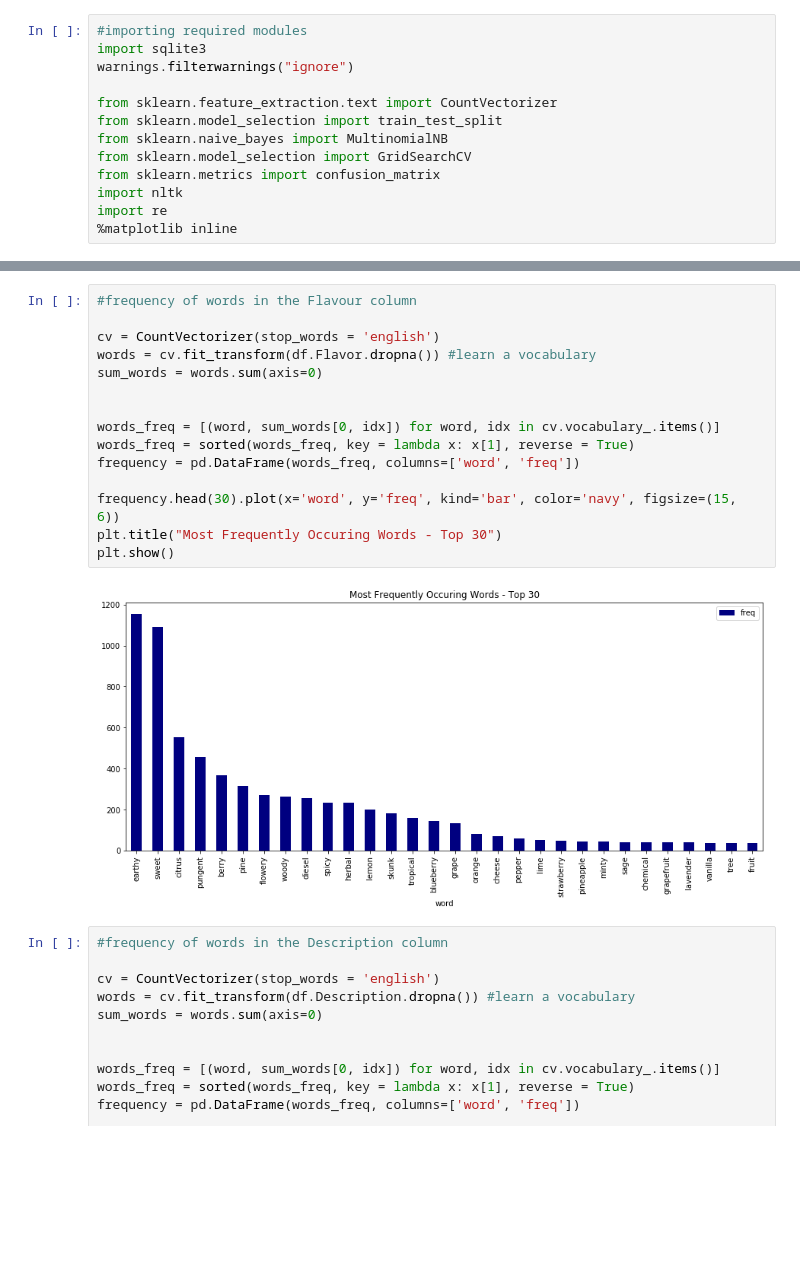
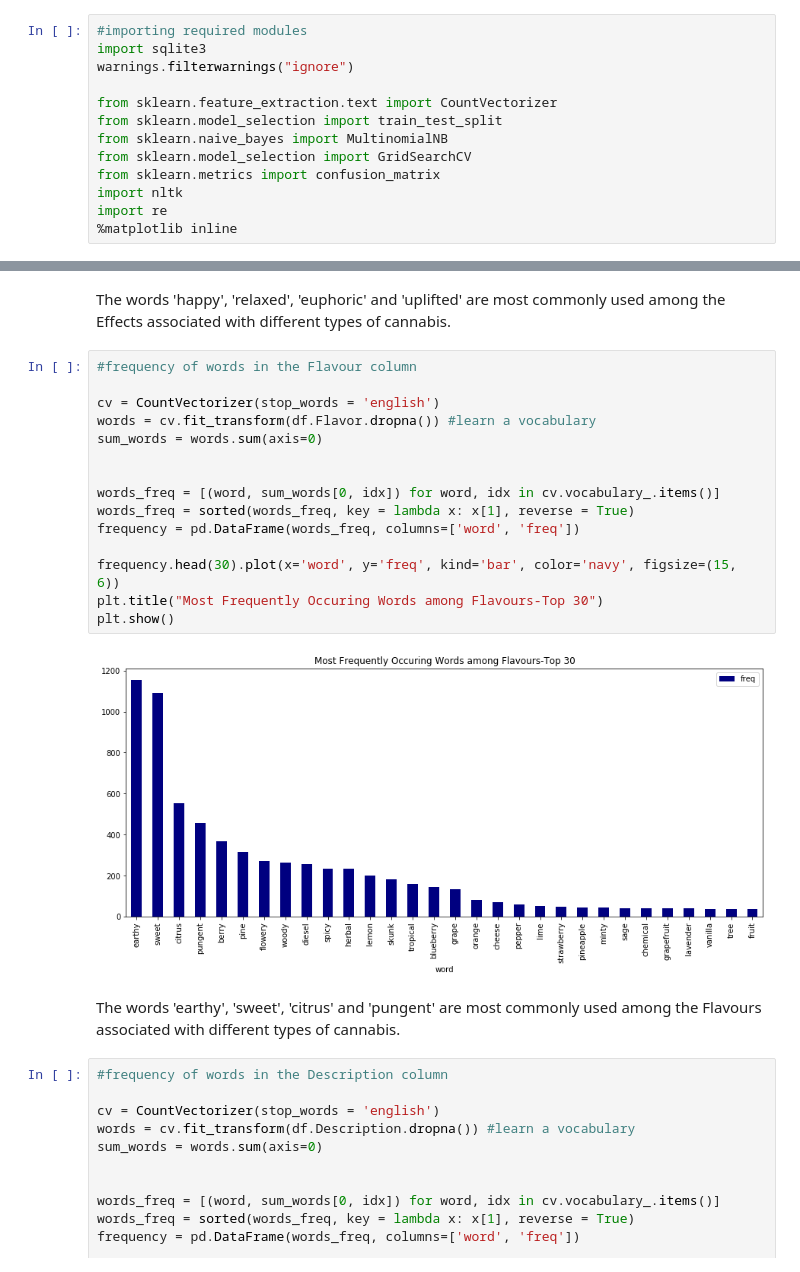
Before and after one commit to kavehamini/Cannabis_Project, a Jupyter notebook: Cannabis NLP.ipynb, the cells around one changed output, grey strips where cells are left out. Cells and saved outputs as stored; diff of their text form; blank space fills up the shorter version.

```diff
--- a/Cannabis NLP.ipynb
+++ b/Cannabis NLP.ipynb
@@ -55,20 +55,24 @@ plt.show()
+# %% [markdown]
+The words 'happy', 'relaxed', 'euphoric' and 'uplifted' are most commonly used among the Effects associated with different types of cannabis.
 # %%
 #frequency of words in the Flavour column
 
 cv = CountVectorizer(stop_words = 'english')
 words = cv.fit_transform(df.Flavor.dropna()) #learn a vocabulary
 sum_words = words.sum(axis=0)
 
 
 words_freq = [(word, sum_words[0, idx]) for word, idx in cv.vocabulary_.items()]
 words_freq = sorted(words_freq, key = lambda x: x[1], reverse = True)
 frequency = pd.DataFrame(words_freq, columns=['word', 'freq'])
 
 frequency.head(30).plot(x='word', y='freq', kind='bar', color='navy', figsize=(15, 6))
-plt.title("Most Frequently Occuring Words - Top 30")
+plt.title("Most Frequently Occuring Words among Flavours-Top 30")
 plt.show()
 # %% [output]
-[figure, old version]
+[figure, new version]
+# %% [markdown]
+The words 'earthy', 'sweet', 'citrus' and 'pungent' are most commonly used among the Flavours associated with different types of cannabis.
 # %%
 #frequency of words in the Description column
 
```
Also changed, not shown: parts of 9 cells of this notebook.
